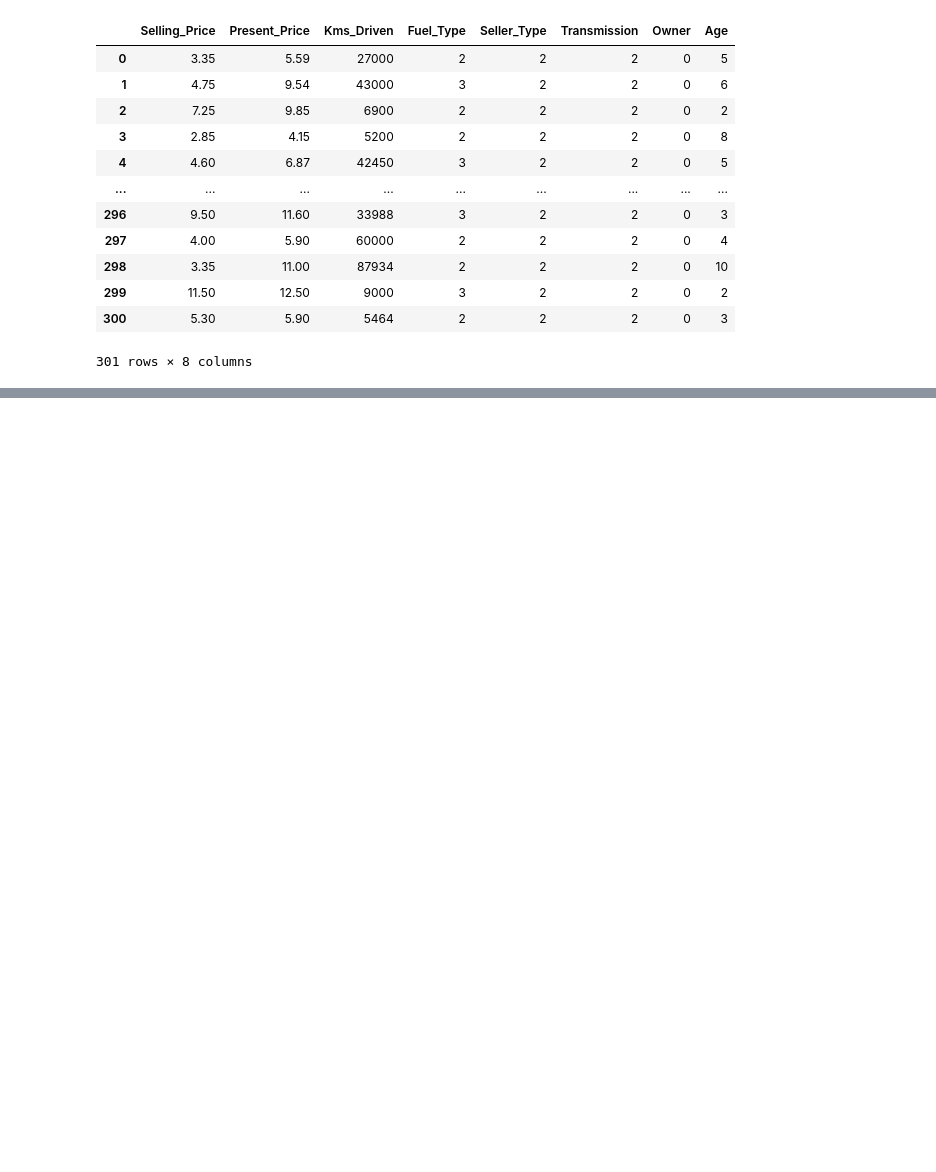
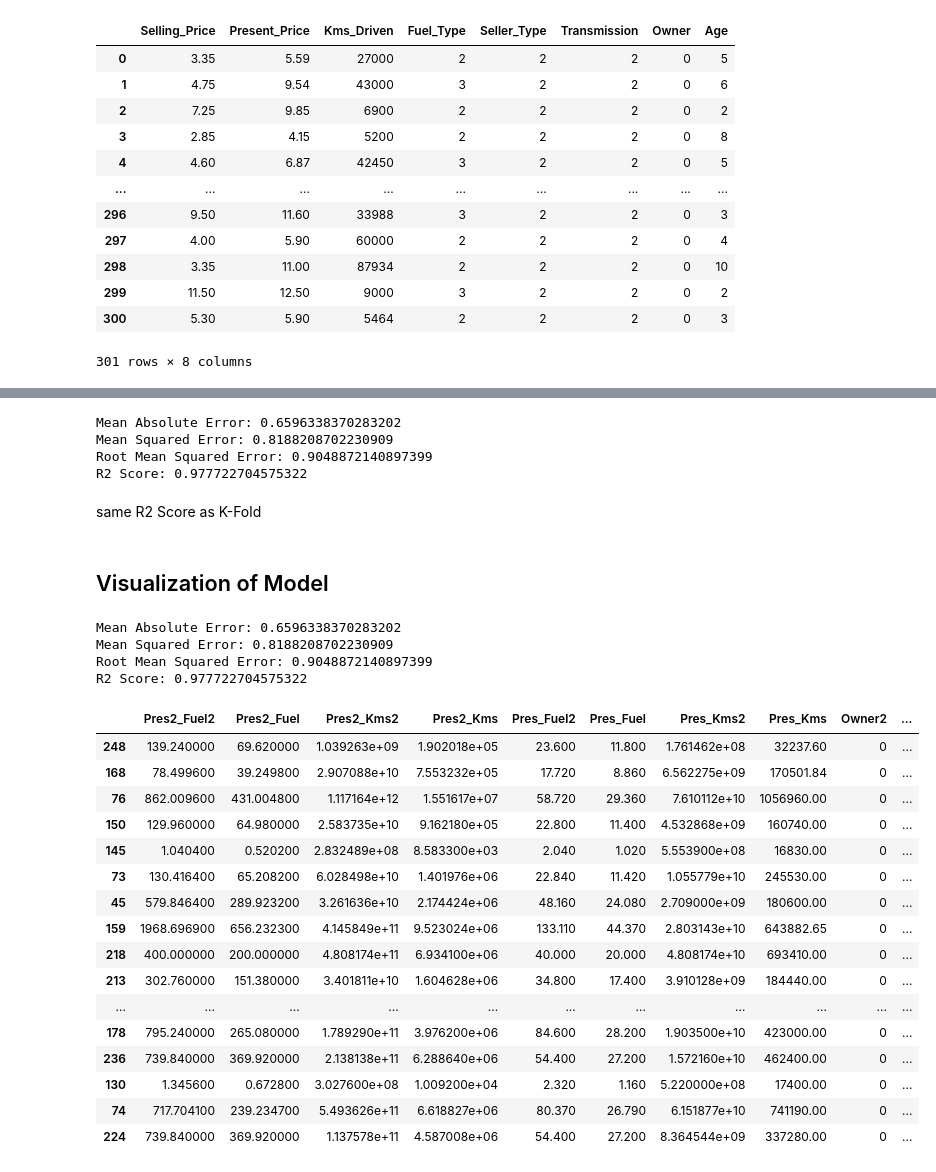
Before and after one commit to mgh997/car-price-prediction-project, a Jupyter notebook: car_price_regression.ipynb, the cells around one changed output, grey strips where cells are left out. Cells and saved outputs as stored; diff of their text form; code cells hidden in the pictures; blank space fills up the shorter version.

```diff
--- a/car_price_regression.ipynb
+++ b/car_price_regression.ipynb
@@ -489,0 +601,10 @@ X
+# %%
+# remove the third fold for Y
+Y = Data['Selling_Price']
+Y1 = Y[Y.index < 100]
+Y2 = Y[Y.index > 151]
+
+# Combine the slices
+Y_new = pd.concat([Y1, Y2], ignore_index=True)
+
+Y_new.shape
@@ -493,0 +632,9 @@ X
+# %%
+from sklearn import preprocessing
+print(X_new[0:5000])
+X_new.insert(0, "Target", Y_new)
+DataFrame = X_new
+DataFrame
+Scaler = preprocessing.StandardScaler().fit(DataFrame)
+Norm = Scaler.transform(DataFrame.astype(float))
+print(Norm[0:5])
@@ -493,0 +662,56 @@ X
+# %%
+X_train, X_test, Y_train, Y_test = train_test_split(X_norm, Y_norm, test_size = 0.2, random_state = 0)
+model = LinearRegression ()
+model.fit(X_train, Y_train)
+Y_pred = model.predict(X_test)
+r2 = metrics.r2_score(Y_test, Y_pred)
+print('Mean Absolute Error:', metrics.mean_absolute_error(Y_test, Y_pred))
+print('Mean Squared Error:', metrics.mean_squared_error(Y_test, Y_pred))
+print('Root Mean Squared Error:', np.sqrt(metrics.mean_squared_error(Y_test, Y_pred)))
+print('R2 Score:', r2)
+# %% [output]
+Mean Absolute Error: 0.6596338370283202
+Mean Squared Error: 0.8188208702230909
+Root Mean Squared Error: 0.9048872140897399
+R2 Score: 0.977722704575322
+# %% [markdown]
+same R2 Score as K-Fold
+# %% [markdown]
+## Visualization of Model
+# %%
+X_new.drop(["Target"], axis = 1, inplace = True)
+# %%
+X_train, X_test, Y_train, Y_test = train_test_split(X_new, Y_new, test_size = 0.2, random_state = 0)
+model = LinearRegression ()
+model.fit(X_train, Y_train)
+Y_pred = model.predict(X_test)
+r2 = metrics.r2_score(Y_test, Y_pred)
+print('Mean Absolute Error:', metrics.mean_absolute_error(Y_test, Y_pred))
+print('Mean Squared Error:', metrics.mean_squared_error(Y_test, Y_pred))
+print('Root Mean Squared Error:', np.sqrt(metrics.mean_squared_error(Y_test, Y_pred)))
+print('R2 Score:', r2)
+# %% [output]
+Mean Absolute Error: 0.6596338370283202
+Mean Squared Error: 0.8188208702230909
+Root Mean Squared Error: 0.9048872140897399
+R2 Score: 0.977722704575322
+# %%
+X_test
+# %% [output]
+|  | Pres2_Fuel2 | Pres2_Fuel | Pres2_Kms2 | Pres2_Kms | Pres_Fuel2 | Pres_Fuel | Pres_Kms2 | Pres_Kms | Owner2 | ... |
+| 248 | 139.240000 | 69.620000 | 1.039263e+09 | 1.902018e+05 | 23.600 | 11.800 | 1.761462e+08 | 32237.60 | 0 | ... |
+| 168 | 78.499600 | 39.249800 | 2.907088e+10 | 7.553232e+05 | 17.720 | 8.860 | 6.562275e+09 | 170501.84 | 0 | ... |
+| 76 | 862.009600 | 431.004800 | 1.117164e+12 | 1.551617e+07 | 58.720 | 29.360 | 7.610112e+10 | 1056960.00 | 0 | ... |
+| 150 | 129.960000 | 64.980000 | 2.583735e+10 | 9.162180e+05 | 22.800 | 11.400 | 4.532868e+09 | 160740.00 | 0 | ... |
+| 145 | 1.040400 | 0.520200 | 2.832489e+08 | 8.583300e+03 | 2.040 | 1.020 | 5.553900e+08 | 16830.00 | 0 | ... |
+| 73 | 130.416400 | 65.208200 | 6.028498e+10 | 1.401976e+06 | 22.840 | 11.420 | 1.055779e+10 | 245530.00 | 0 | ... |
+| 45 | 579.846400 | 289.923200 | 3.261636e+10 | 2.174424e+06 | 48.160 | 24.080 | 2.709000e+09 | 180600.00 | 0 | ... |
+| 159 | 1968.696900 | 656.232300 | 4.145849e+11 | 9.523024e+06 | 133.110 | 44.370 | 2.803143e+10 | 643882.65 | 0 | ... |
+| 218 | 400.000000 | 200.000000 | 4.808174e+11 | 6.934100e+06 | 40.000 | 20.000 | 4.808174e+10 | 693410.00 | 0 | ... |
+| 213 | 302.760000 | 151.380000 | 3.401811e+10 | 1.604628e+06 | 34.800 | 17.400 | 3.910128e+09 | 184440.00 | 0 | ... |
+| ... | ... | ... | ... | ... | ... | ... | ... | ... | ... | ... |
+| 178 | 795.240000 | 265.080000 | 1.789290e+11 | 3.976200e+06 | 84.600 | 28.200 | 1.903500e+10 | 423000.00 | 0 | ... |
+| 236 | 739.840000 | 369.920000 | 2.138138e+11 | 6.288640e+06 | 54.400 | 27.200 | 1.572160e+10 | 462400.00 | 0 | ... |
+| 130 | 1.345600 | 0.672800 | 3.027600e+08 | 1.009200e+04 | 2.320 | 1.160 | 5.220000e+08 | 17400.00 | 0 | ... |
+| 74 | 717.704100 | 239.234700 | 5.493626e+11 | 6.618827e+06 | 80.370 | 26.790 | 6.151877e+10 | 741190.00 | 0 | ... |
+| 224 | 739.840000 | 369.920000 | 1.137578e+11 | 4.587008e+06 | 54.400 | 27.200 | 8.364544e+09 | 337280.00 | 0 | ... |
```
Also changed, not shown: parts of 48 cells of this notebook.
